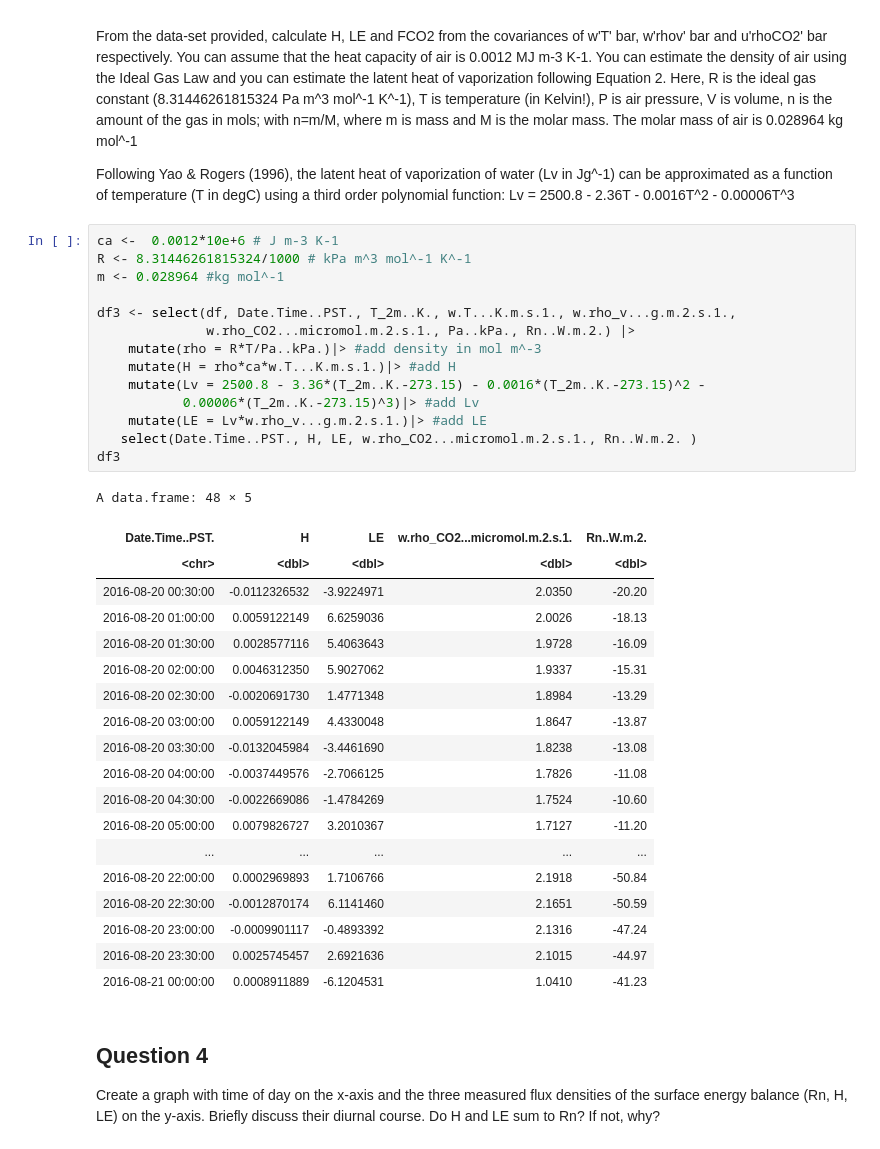
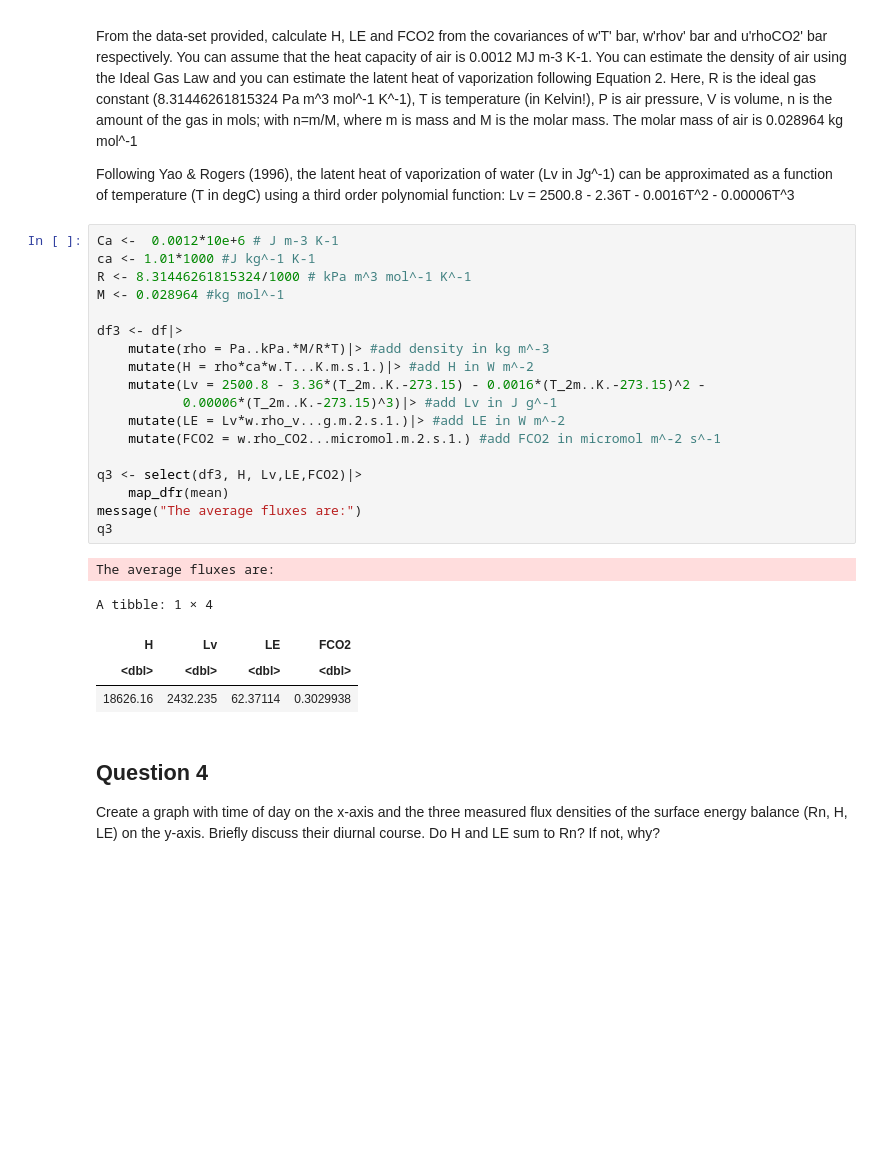
Before and after one commit to laurelyne/assignment4, a Jupyter notebook: 04.ipynb, the cells around one changed output. Saved outputs shown, nothing was run; the diff lists cells and outputs as text; blank space fills up the shorter version.

```diff
--- a/04.ipynb
+++ b/04.ipynb
@@ -114,39 +101,29 @@ is the ideal gas constant (8.31446261815324 Pa m^3 mol^-1 K^-1), T is temperatur
 
 Following Yao & Rogers (1996), the latent heat of vaporization of water (Lv in Jg^-1) can be approximated as a function of temperature (T in degC) using a third order polynomial function: Lv = 2500.8 - 2.36T - 0.0016T^2 - 0.00006T^3
 # %%
-ca <-  0.0012*10e+6 # J m-3 K-1
+Ca <-  0.0012*10e+6 # J m-3 K-1
+ca <- 1.01*1000 #J kg^-1 K-1
 R <- 8.31446261815324/1000 # kPa m^3 mol^-1 K^-1
-m <- 0.028964 #kg mol^-1
+M <- 0.028964 #kg mol^-1
 
-df3 <- select(df, Date.Time..PST., T_2m..K., w.T...K.m.s.1., w.rho_v...g.m.2.s.1.,
-              w.rho_CO2...micromol.m.2.s.1., Pa..kPa., Rn..W.m.2.) |>
-    mutate(rho = R*T/Pa..kPa.)|> #add density in mol m^-3
-    mutate(H = rho*ca*w.T...K.m.s.1.)|> #add H
+df3 <- df|>
+    mutate(rho = Pa..kPa.*M/R*T)|> #add density in kg m^-3
+    mutate(H = rho*ca*w.T...K.m.s.1.)|> #add H in W m^-2
     mutate(Lv = 2500.8 - 3.36*(T_2m..K.-273.15) - 0.0016*(T_2m..K.-273.15)^2 -
-           0.00006*(T_2m..K.-273.15)^3)|> #add Lv
-    mutate(LE = Lv*w.rho_v...g.m.2.s.1.)|> #add LE
-   select(Date.Time..PST., H, LE, w.rho_CO2...micromol.m.2.s.1., Rn..W.m.2.	)
-df3
+           0.00006*(T_2m..K.-273.15)^3)|> #add Lv in J g^-1
+    mutate(LE = Lv*w.rho_v...g.m.2.s.1.)|> #add LE in W m^-2
+    mutate(FCO2 = w.rho_CO2...micromol.m.2.s.1.) #add FCO2 in micromol m^-2 s^-1
+
+q3 <- select(df3, H, Lv,LE,FCO2)|>
+    map_dfr(mean)
+message("The average fluxes are:")
+q3
 # %% [output]
-A data.frame: 48 × 5
+The average fluxes are:
+A tibble: 1 × 4
-| Date.Time..PST. | H | LE | w.rho_CO2...micromol.m.2.s.1. | Rn..W.m.2. |
-| <chr> | <dbl> | <dbl> | <dbl> | <dbl> |
-| 2016-08-20 00:30:00 | -0.0112326532 | -3.9224971 | 2.0350 | -20.20 |
-| 2016-08-20 01:00:00 | 0.0059122149 | 6.6259036 | 2.0026 | -18.13 |
-| 2016-08-20 01:30:00 | 0.0028577116 | 5.4063643 | 1.9728 | -16.09 |
-| 2016-08-20 02:00:00 | 0.0046312350 | 5.9027062 | 1.9337 | -15.31 |
-| 2016-08-20 02:30:00 | -0.0020691730 | 1.4771348 | 1.8984 | -13.29 |
-| 2016-08-20 03:00:00 | 0.0059122149 | 4.4330048 | 1.8647 | -13.87 |
-| 2016-08-20 03:30:00 | -0.0132045984 | -3.4461690 | 1.8238 | -13.08 |
-| 2016-08-20 04:00:00 | -0.0037449576 | -2.7066125 | 1.7826 | -11.08 |
-| 2016-08-20 04:30:00 | -0.0022669086 | -1.4784269 | 1.7524 | -10.60 |
-| 2016-08-20 05:00:00 | 0.0079826727 | 3.2010367 | 1.7127 | -11.20 |
-| ... | ... | ... | ... | ... |
-| 2016-08-20 22:00:00 | 0.0002969893 | 1.7106766 | 2.1918 | -50.84 |
-| 2016-08-20 22:30:00 | -0.0012870174 | 6.1141460 | 2.1651 | -50.59 |
-| 2016-08-20 23:00:00 | -0.0009901117 | -0.4893392 | 2.1316 | -47.24 |
-| 2016-08-20 23:30:00 | 0.0025745457 | 2.6921636 | 2.1015 | -44.97 |
-| 2016-08-21 00:00:00 | 0.0008911889 | -6.1204531 | 1.0410 | -41.23 |
+| H | Lv | LE | FCO2 |
+| <dbl> | <dbl> | <dbl> | <dbl> |
+| 18626.16 | 2432.235 | 62.37114 | 0.3029938 |
 # %% [markdown]
 ## Question 4
 
```
Also changed, not shown: parts of 9 cells of this notebook.
